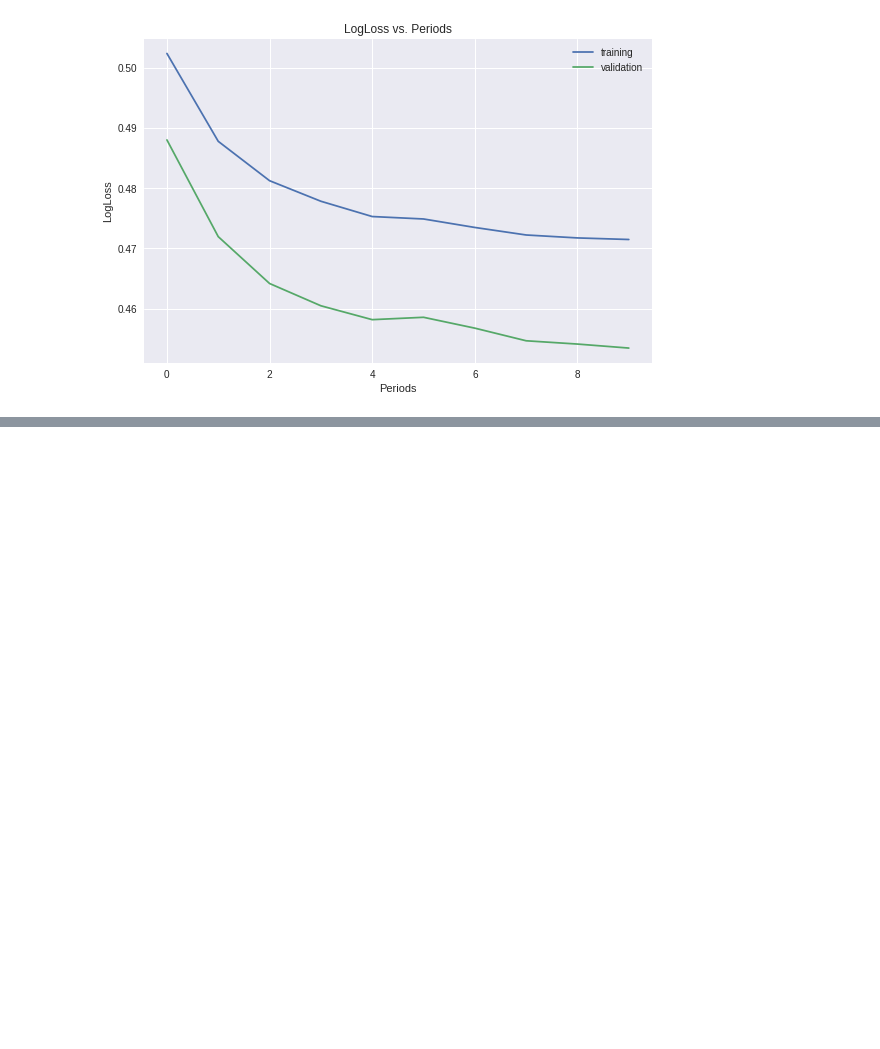
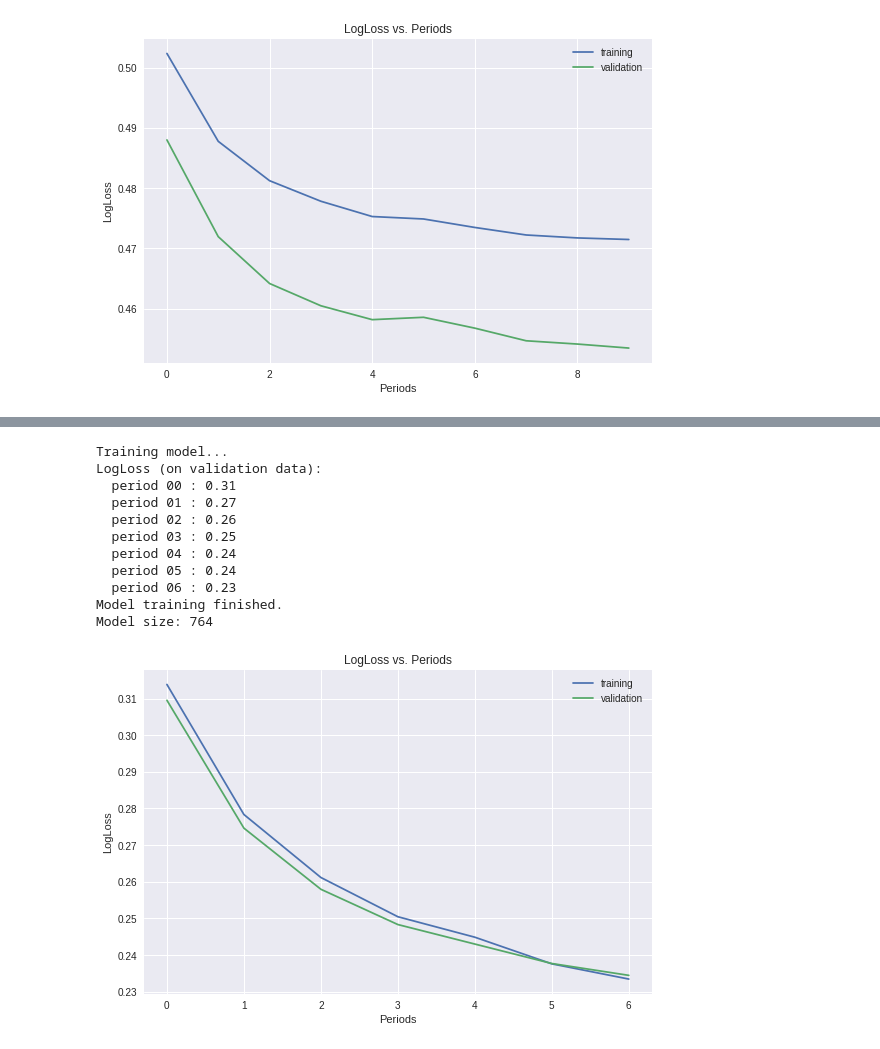
Before and after one commit to Voidmort/Study-Notes-TensorFlow, a Jupyter notebook: TensorFlow_7.ipynb, the cells around one changed output, grey strips where cells are left out. Cells and saved outputs as stored; diff of their text form; code cells hidden in the pictures; blank space fills up the shorter version.

```diff
--- a/TensorFlow_7.ipynb
+++ b/TensorFlow_7.ipynb
@@ -523,0 +783,25 @@ Accuracy on the validation set: 0.79
+# %%
+linear_classifier = train_linear_classifier_model(
+    learning_rate=0.1,
+    regularization_strength=0.1,
+    steps=300,
+    batch_size=100,
+    feature_columns=construct_feature_columns(),
+    training_examples=training_examples,
+    training_targets=training_targets,
+    validation_examples=validation_examples,
+    validation_targets=validation_targets)
+print("Model size:", model_size(linear_classifier))
+# %% [output]
+Training model...
+LogLoss (on validation data):
+  period 00 : 0.31
+  period 01 : 0.27
+  period 02 : 0.26
+  period 03 : 0.25
+  period 04 : 0.24
+  period 05 : 0.24
+  period 06 : 0.23
+Model training finished.
+Model size: 764
+[figure, added]
```
Also changed, not shown: parts of 9 cells of this notebook.
